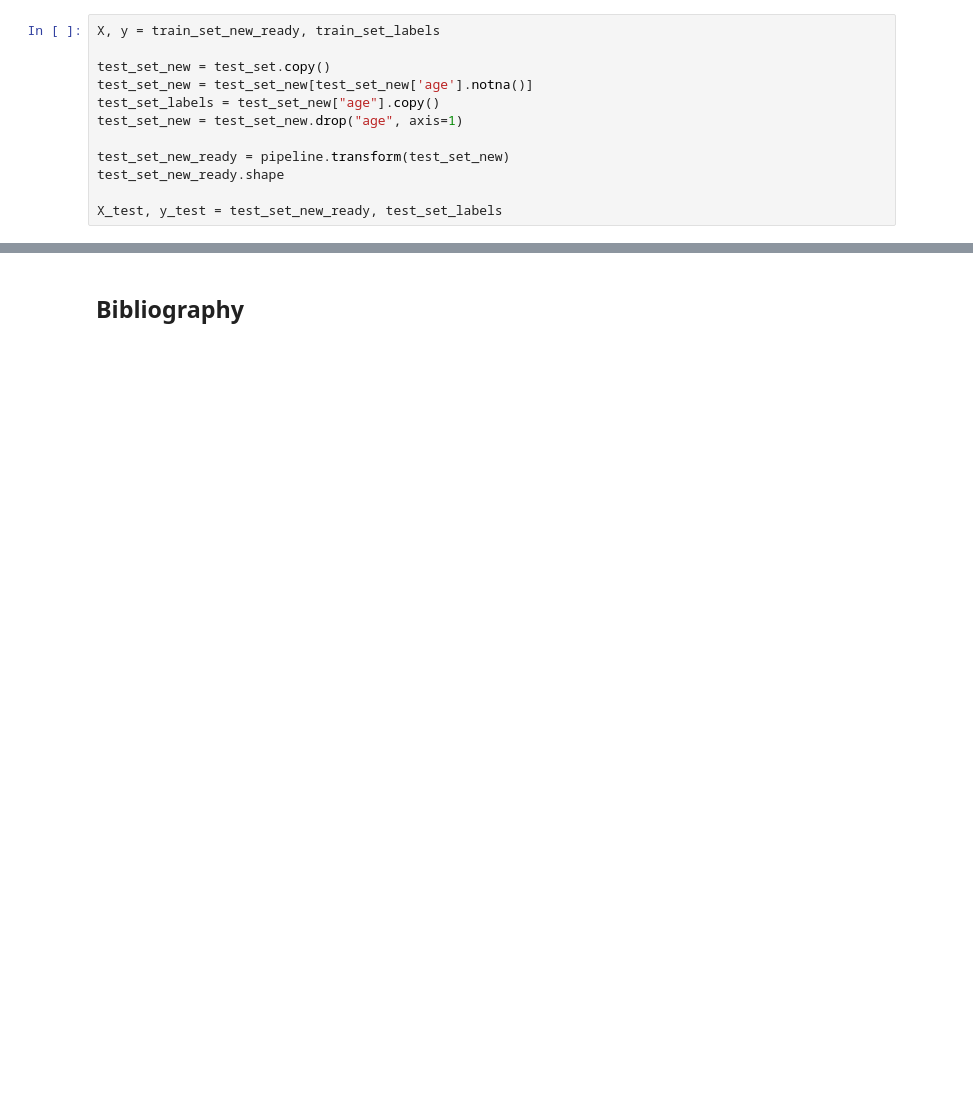
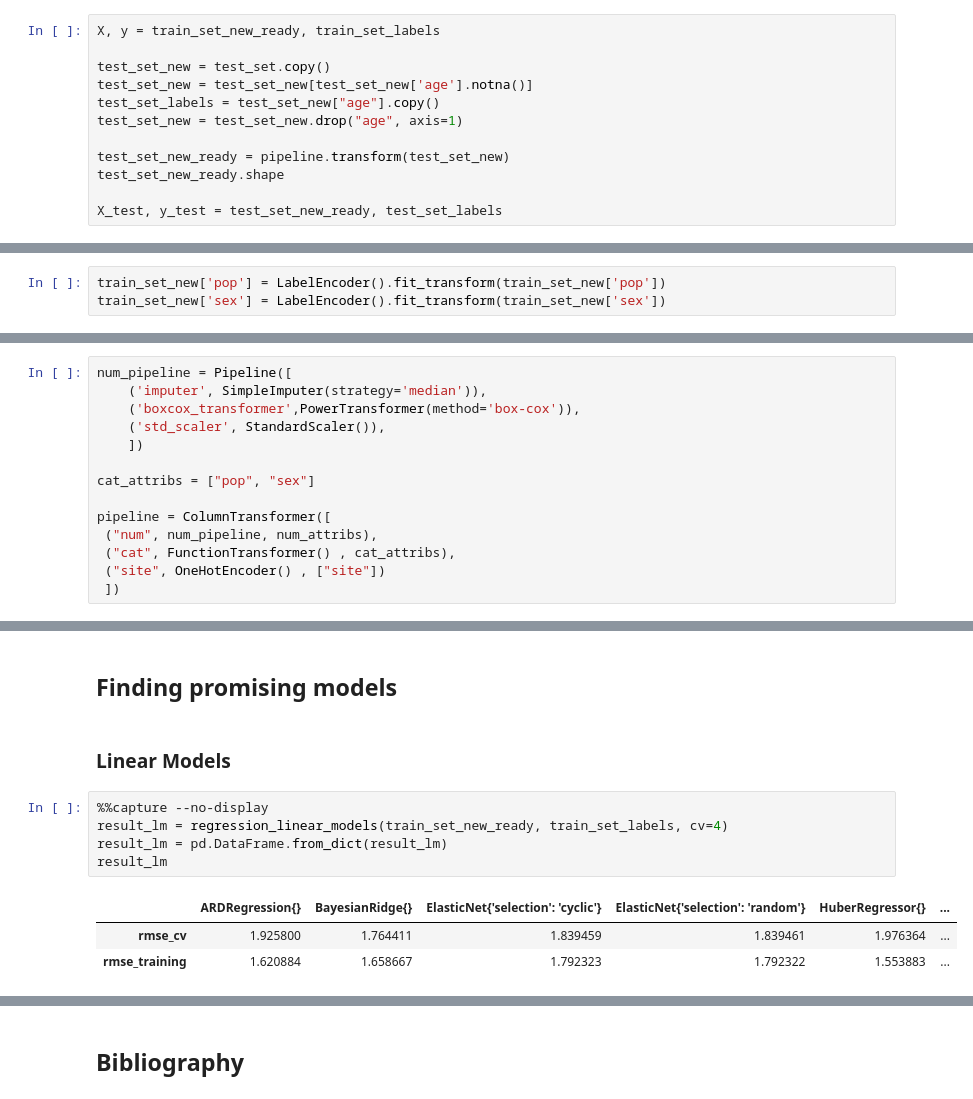
Before and after one commit to ArkadiuszSlowik/Possum-regression, a Jupyter notebook: possum_regression.ipynb, the cells around one changed output, grey strips where cells are left out. Saved outputs shown, nothing was run; the diff lists cells and outputs as text; blank space fills up the shorter version.

```diff
--- a/possum_regression.ipynb
+++ b/possum_regression.ipynb
@@ -681,0 +716,3 @@ final_rmse
+# %%
+train_set_new['pop'] = LabelEncoder().fit_transform(train_set_new['pop'])
+train_set_new['sex'] = LabelEncoder().fit_transform(train_set_new['sex'])
@@ -681,0 +725,14 @@ final_rmse
+# %%
+num_pipeline = Pipeline([
+    ('imputer', SimpleImputer(strategy='median')),
+    ('boxcox_transformer',PowerTransformer(method='box-cox')),
+    ('std_scaler', StandardScaler()),
+    ])
+
+cat_attribs = ["pop", "sex"]
+
+pipeline = ColumnTransformer([
+ ("num", num_pipeline, num_attribs),
+ ("cat", FunctionTransformer() , cat_attribs),
+ ("site", OneHotEncoder() , ["site"])
+ ])
@@ -681,0 +744,13 @@ final_rmse
+# %% [markdown]
+<h2> Finding promising models </h2>
+# %% [markdown]
+<h3> Linear Models </h3>
+# %%
+%%capture --no-display
+result_lm = regression_linear_models(train_set_new_ready, train_set_labels, cv=4)
+result_lm = pd.DataFrame.from_dict(result_lm)
+result_lm
+# %% [output]
+|  | ARDRegression{} | BayesianRidge{} | ElasticNet{'selection': 'cyclic'} | ElasticNet{'selection': 'random'} | HuberRegressor{} | ... |
+| rmse_cv | 1.925800 | 1.764411 | 1.839459 | 1.839461 | 1.976364 | ... |
+| rmse_training | 1.620884 | 1.658667 | 1.792323 | 1.792322 | 1.553883 | ... |
```
Also changed, not shown: parts of 71 cells of this notebook, 3 other files.
